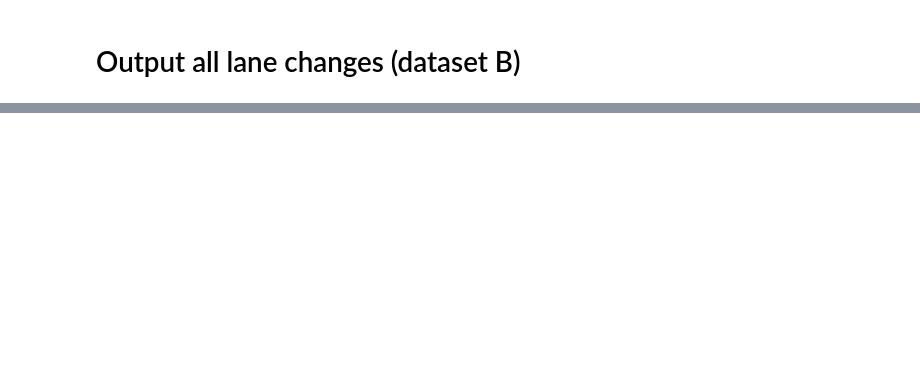
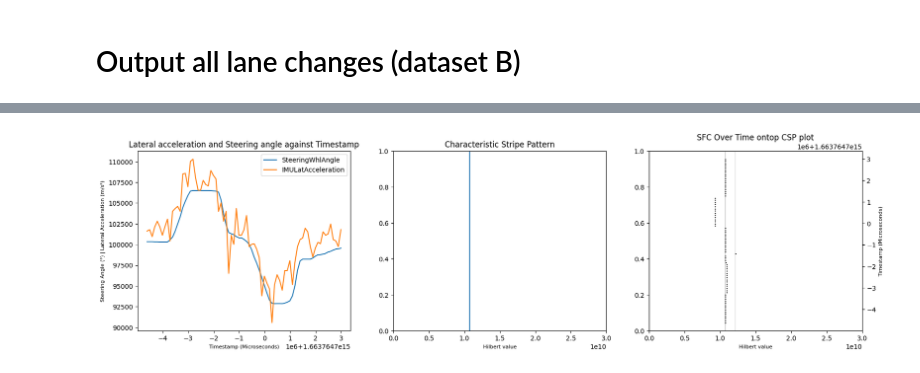
Before and after one commit to Marble879/SFC_scripts, a Jupyter notebook: LaneChange_Scripts/Morton_CSP_individual.ipynb, the cells around one changed output, grey strips where cells are left out. Cells and saved outputs as stored; diff of their text form; code cells hidden in the pictures; blank space fills up the shorter version.

Commit message:
Hilbert encode datasetB lane changes
Co-authored-by: iachella <gusiacgi@student.gu.se>

```diff
--- a/LaneChange_Scripts/Morton_CSP_individual.ipynb
+++ b/LaneChange_Scripts/Morton_CSP_individual.ipynb
@@ -447,0 +408,85 @@ lane_change_21.csv
+# %%
+# Loop through lane change files, and output CSP, SFC-over-time and Sensor/time plots
+folderToView = "data/2022-09-21_LaneChanges/Extracted_CleanLaneChanges/All_LCs_regardless_of_direction"
+
+# Code adapted from: https://stackoverflow.com/questions/70897491/using-python-pandas-to-loop-over-several-csv-files-in-a-folder-and-make-changes
+for file in sorted(os.listdir(folderToView)):
+    print(file)
+    fullPath = f'{folderToView}/{file}'
+    df = pd.read_csv(fullPath, sep=';')
+
+    # Confirm time is aligned between the steering and acceleration sensors
+    # print(df['sampleTimeStamp.seconds'].equals(df['sampleTimeStamp.seconds.1']))
+    #print(df.isnull().values.any())
+
+    # add offset and factor multiply
+    df['IMULgtAcceleration']=df['IMULgtAcceleration'].add(OFFSET)
+    df['IMULatAcceleration']=df['IMULatAcceleration'].add(OFFSET)
+    df['SteeringWhlAngle']=df['SteeringWhlAngle'].add(OFFSET)
+
+    df['IMULgtAcceleration'] = df.apply(lambda x: int(x['IMULgtAcceleration']*FACTOR_MULTIPLY) , axis=1)
+    df['IMULatAcceleration'] = df.apply(lambda x: int(x['IMULatAcceleration']*FACTOR_MULTIPLY) , axis=1)
+    df['SteeringWhlAngle'] = df.apply(lambda x: int(x['SteeringWhlAngle']*FACTOR_MULTIPLY) , axis=1)
+
+    # Hilbert encoding
+    resolution = 18; dimension = 2
+    hilbert_curve = HilbertCurve(resolution, dimension, n_procs=-1)
+
+    points = df[['IMULatAcceleration', 'SteeringWhlAngle']].to_numpy()
+
+    # Generate Hilbert index
+    distances = hilbert_curve.distances_from_points(points)
+
+    # Add Hilbert index to 'hilbert' column
+    df_hilbert = pd.concat([df, pd.DataFrame(distances, columns = ['hilbert'] )], axis=1)
+    df = df_hilbert.copy()
+
+    # outputting in same row based on: https://towardsdatascience.com/plot-multiple-graphics-in-the-same-figure-using-python-1cbe5a23e89f and https://www.statology.org/pandas-subplots/ and https://stackoverflow.com/questions/49006699/plot-two-pandas-data-frames-side-by-side-each-in-subplot-style
+    fig, ax = plt.subplots(nrows=1, ncols=3, figsize=(20, 5))
+
+    # OUTPUT IN ONE ROW
+    # output: sensor against ts
+    df.plot(x='ts', y=['SteeringWhlAngle', 'IMULatAcceleration'], ax=ax[0])
+    ax[0].set_xlabel('Timestamp (Microseconds)', fontsize=8)
+    ax[0].set_ylabel('Steering Angle (°) | Lateral Acceleration (m/s\u00B2)', fontsize=8)
+    ax[0].set_title('Lateral acceleration and Steering angle against Timestamp', fontsize=12)
+    # output: CSP
+
+    # 'bins' explained: https://www.metabase.com/glossary/bin
+    ax[1].hist(df['hilbert'], bins=200)
+
+    min = df['hilbert'].min()
+    max = df['hilbert'].max()
+    max = 30000000000
+    #max = 20000000000
+
+    # limit y axis to 1 to show binary presence of data point
+    ax[1].set_ylim([0,1])
+    ax[1].set_xlim([0,max])
+    # limit x axis to take only "lane change relevant" data
+    #plt.xlim(9000000000,13000000000)
+    ax[1].set_xlabel('Hilbert value', fontsize=8)
+
+    ax[1].set_title("Characteristic Stripe Pattern", fontsize=12)
+
+    #plt.show()
+
+    # output: SFC-over-time
+    #fig, ax = plt.subplots()
+
+    ax[2].hist(df['hilbert'], bins=200, color='lightgray')
+    ax[2].set_ylim([0,1])
+    ax[2].set_xlim([0, max])
+
+    ax2 = ax[2].twinx()
+
+    ax2.scatter(x=df['hilbert'],y=df['ts'], c='black', s=0.5)
+
+    ax[2].set_xlabel('Hilbert value', fontsize=8)
+
+    ax2.set_title("SFC Over Time ontop CSP plot", fontsize=12)
+    ax2.set_ylabel('Timestamp (Microseconds)', fontsize=8)
+
+
+    plt.show()
+# %% [output]
@@ -447,0 +494 @@ lane_change_21.csv
+[figure, added]
```
Also changed, not shown: parts of 8 cells of this notebook.
